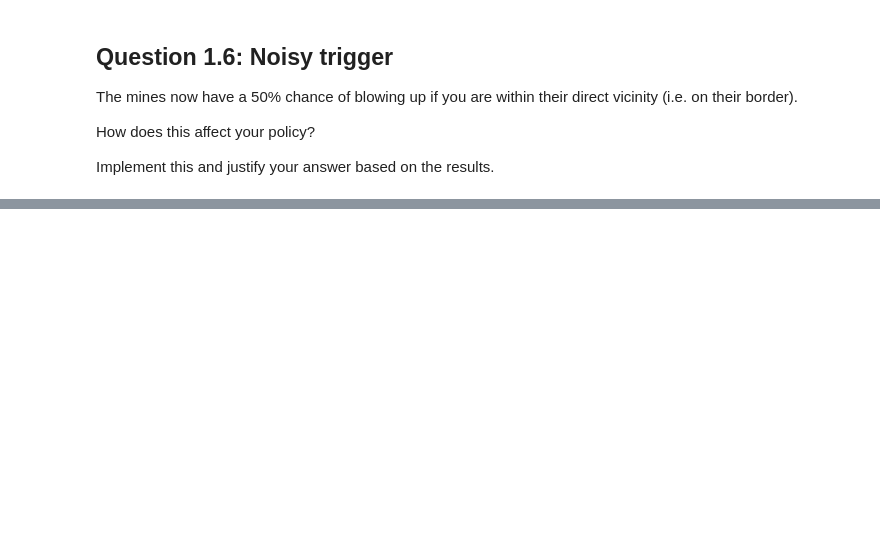
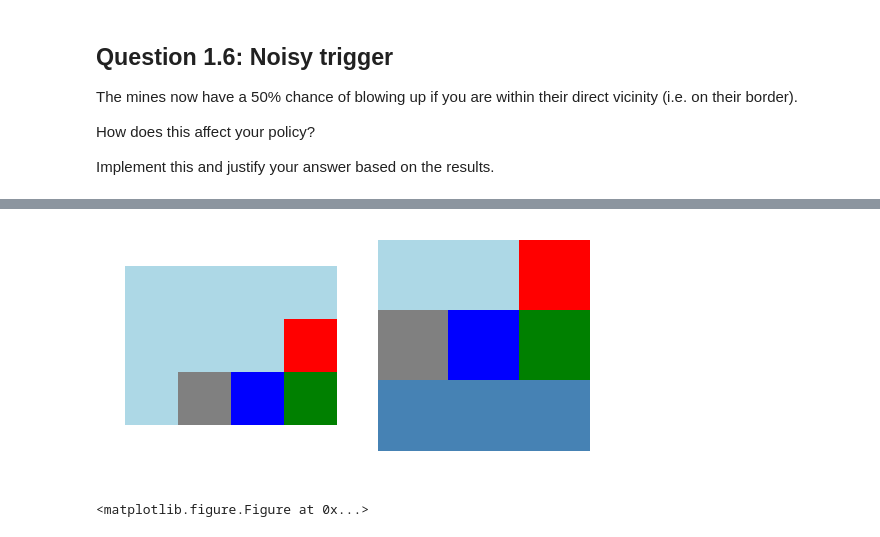
Before and after one commit to cholakov/CourseWork, a Jupyter notebook: CW2.ipynb, the cells around one changed output, grey strips where cells are left out. Cells and saved outputs as stored; diff of their text form; code cells hidden in the pictures; blank space fills up the shorter version.

```diff
--- a/CW2.ipynb
+++ b/CW2.ipynb
@@ -254,0 +332,6 @@ of this problem:
+# %%
+robot.step(4)
+robot.render()
+# %% [output]
+[figure, added]
+<matplotlib.figure.Figure at 0x...>
```
Also changed, not shown: parts of 26 cells of this notebook, 3 other files.
